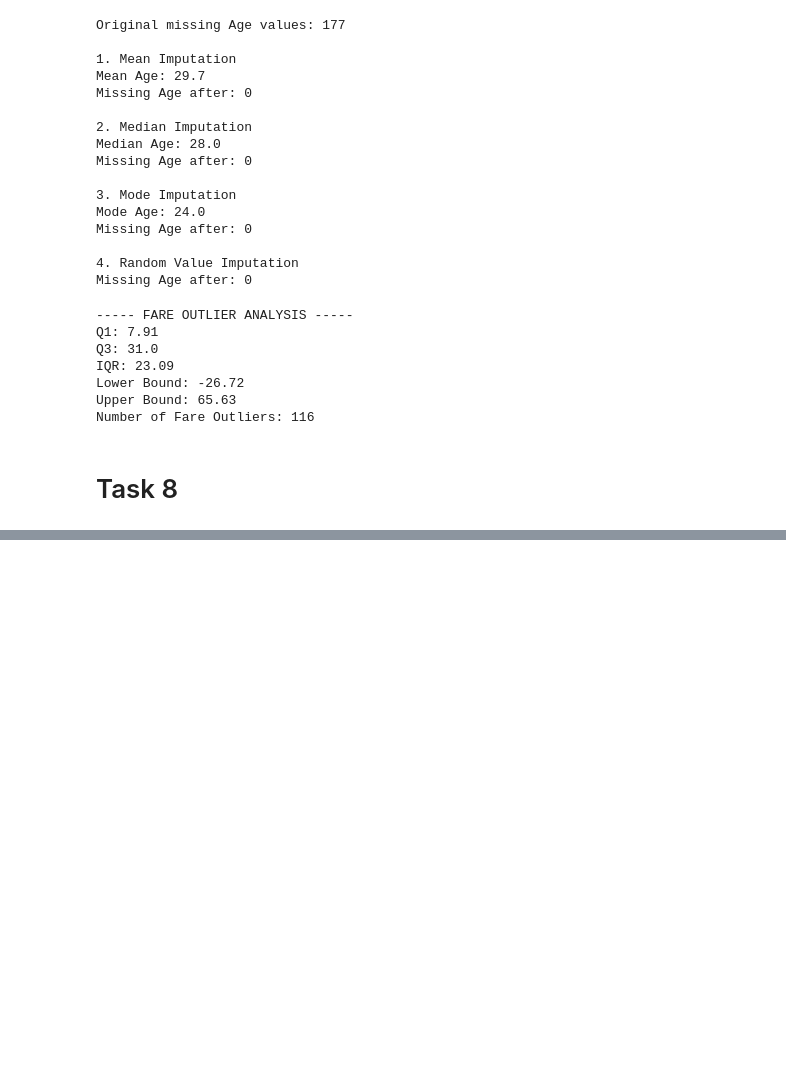
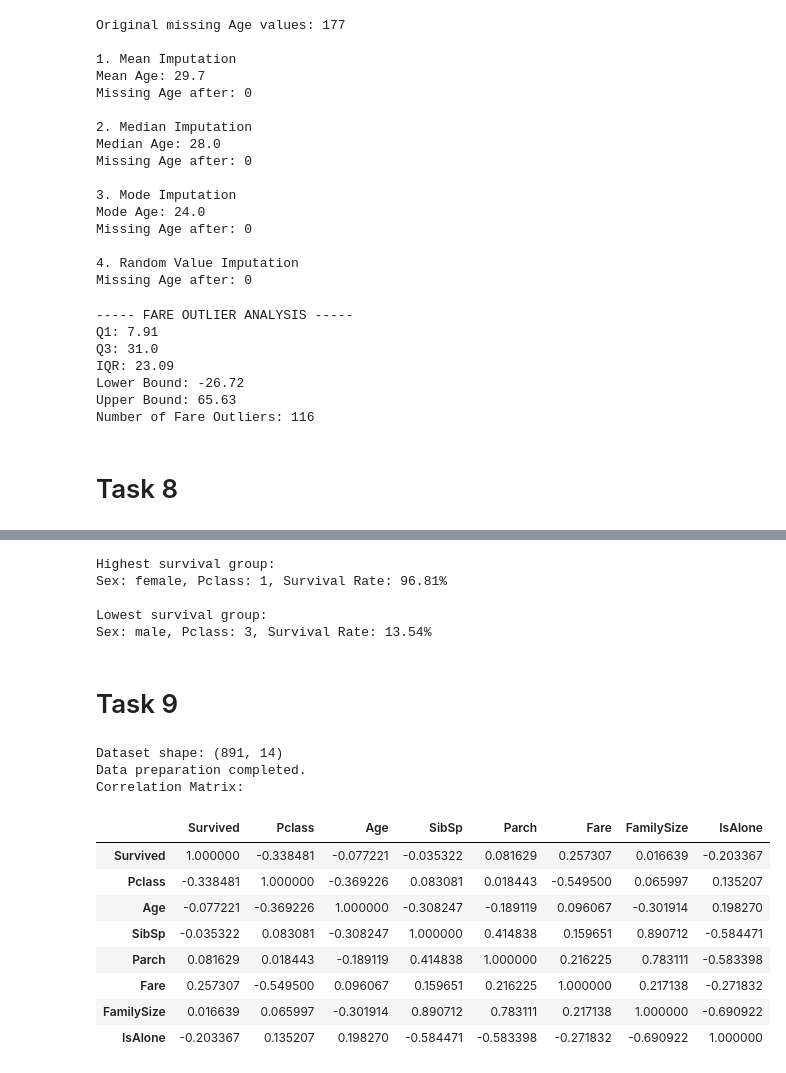
Before and after one commit to rahulsaha1508/DS605-Fundamentals-of-Machine-Learning, a Jupyter notebook: LAB02/lab02.ipynb, the cells around one changed output, grey strips where cells are left out. Cells and saved outputs as stored; diff of their text form; code cells hidden in the pictures; blank space fills up the shorter version.

```diff
--- a/LAB02/lab02.ipynb
+++ b/LAB02/lab02.ipynb
@@ -804,0 +840,78 @@ Number of Fare Outliers: 116
+# %%
+pivot_values = survival_pivot.stack()
+
+highest_group = pivot_values.idxmax()
+highest_rate = pivot_values.max()
+
+lowest_group = pivot_values.idxmin()
+lowest_rate = pivot_values.min()
+
+print("Highest survival group:")
+print(
+    f"Sex: {highest_group[0]}, "
+    f"Pclass: {highest_group[1]}, "
+    f"Survival Rate: {highest_rate * 100:.2f}%"
+)
+
+print("\nLowest survival group:")
+print(
+    f"Sex: {lowest_group[0]}, "
+    f"Pclass: {lowest_group[1]}, "
+    f"Survival Rate: {lowest_rate * 100:.2f}%"
+)
+# %% [output]
+Highest survival group:
+Sex: female, Pclass: 1, Survival Rate: 96.81%
+
+Lowest survival group:
+Sex: male, Pclass: 3, Survival Rate: 13.54%
+# %% [markdown]
+# Task 9
+# %%
+import pandas as pd
+import numpy as np
+import matplotlib.pyplot as plt
+
+# Make sure df exists
+print("Dataset shape:", df.shape)
+
+if "FamilySize" not in df.columns:
+    df["FamilySize"] = df["SibSp"] + df["Parch"] + 1
+
+if "IsAlone" not in df.columns:
+    df["IsAlone"] = np.where(
+        df["FamilySize"] == 1,
+        1,
+        0
+    )
+
+print("Data preparation completed.")
+
+numeric_columns = [
+    "Survived",
+    "Pclass",
+    "Age",
+    "SibSp",
+    "Parch",
+    "Fare",
+    "FamilySize",
+    "IsAlone"
+]
+
+correlation = df[numeric_columns].corr()
+
+print("Correlation Matrix:")
+display(correlation)
+# %% [output]
+Dataset shape: (891, 14)
+Data preparation completed.
+Correlation Matrix:
+|  | Survived | Pclass | Age | SibSp | Parch | Fare | FamilySize | IsAlone |
+| Survived | 1.000000 | -0.338481 | -0.077221 | -0.035322 | 0.081629 | 0.257307 | 0.016639 | -0.203367 |
+| Pclass | -0.338481 | 1.000000 | -0.369226 | 0.083081 | 0.018443 | -0.549500 | 0.065997 | 0.135207 |
+| Age | -0.077221 | -0.369226 | 1.000000 | -0.308247 | -0.189119 | 0.096067 | -0.301914 | 0.198270 |
+| SibSp | -0.035322 | 0.083081 | -0.308247 | 1.000000 | 0.414838 | 0.159651 | 0.890712 | -0.584471 |
+| Parch | 0.081629 | 0.018443 | -0.189119 | 0.414838 | 1.000000 | 0.216225 | 0.783111 | -0.583398 |
+| Fare | 0.257307 | -0.549500 | 0.096067 | 0.159651 | 0.216225 | 1.000000 | 0.217138 | -0.271832 |
+| FamilySize | 0.016639 | 0.065997 | -0.301914 | 0.890712 | 0.783111 | 0.217138 | 1.000000 | -0.690922 |
+| IsAlone | -0.203367 | 0.135207 | 0.198270 | -0.584471 | -0.583398 | -0.271832 | -0.690922 | 1.000000 |
```
Also changed, not shown: parts of 9 cells of this notebook.
